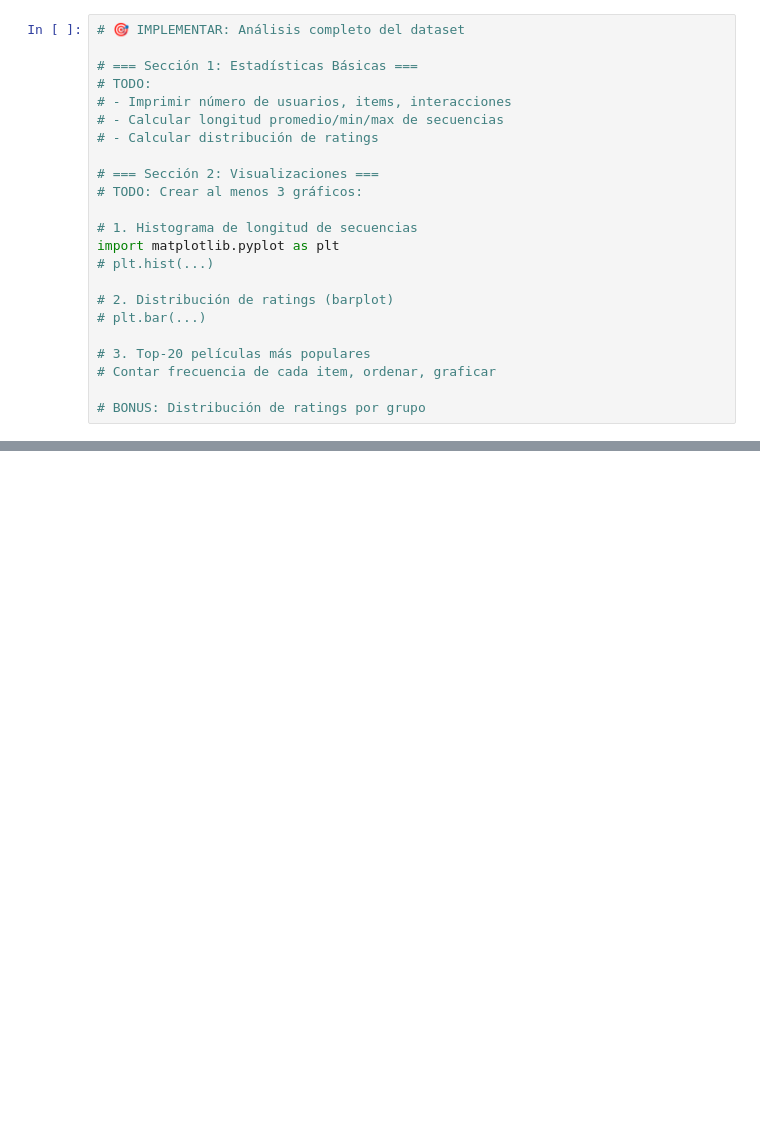
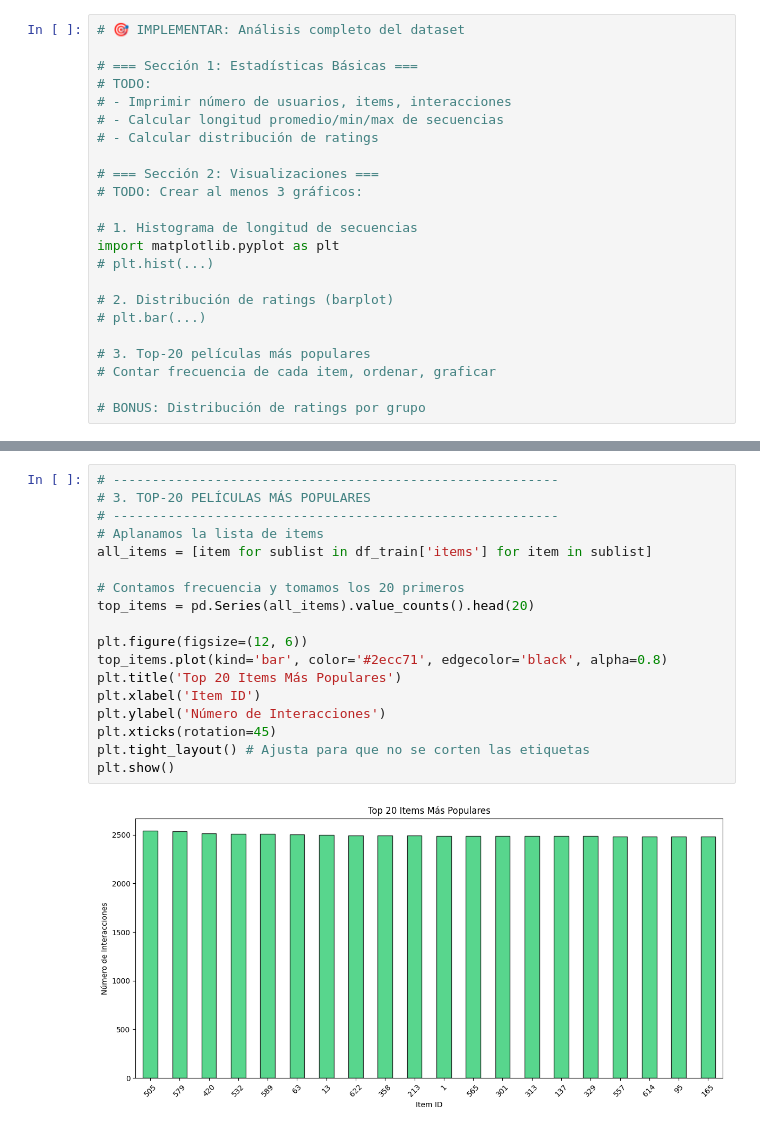
Before and after one commit to JuanMendez11/mendez_juan_tp_dt, a Jupyter notebook: notebooks/01_exploracion_dataset.ipynb, the cells around one changed output, grey strips where cells are left out. Drawn from its saved outputs; the diff is of its cells as text; blank space fills up the shorter version.

```diff
--- a/notebooks/01_exploracion_dataset.ipynb
+++ b/notebooks/01_exploracion_dataset.ipynb
@@ -50,0 +156,20 @@ Número de items: 3
+# %%
+# ---------------------------------------------------------
+# 3. TOP-20 PELÍCULAS MÁS POPULARES
+# ---------------------------------------------------------
+# Aplanamos la lista de items
+all_items = [item for sublist in df_train['items'] for item in sublist]
+
+# Contamos frecuencia y tomamos los 20 primeros
+top_items = pd.Series(all_items).value_counts().head(20)
+
+plt.figure(figsize=(12, 6))
+top_items.plot(kind='bar', color='#2ecc71', edgecolor='black', alpha=0.8)
+plt.title('Top 20 Items Más Populares')
+plt.xlabel('Item ID')
+plt.ylabel('Número de Interacciones')
+plt.xticks(rotation=45)
+plt.tight_layout() # Ajusta para que no se corten las etiquetas
+plt.show()
+# %% [output]
+[figure, added]
```
Also changed, not shown: parts of 17 cells of this notebook, 1 other file.
